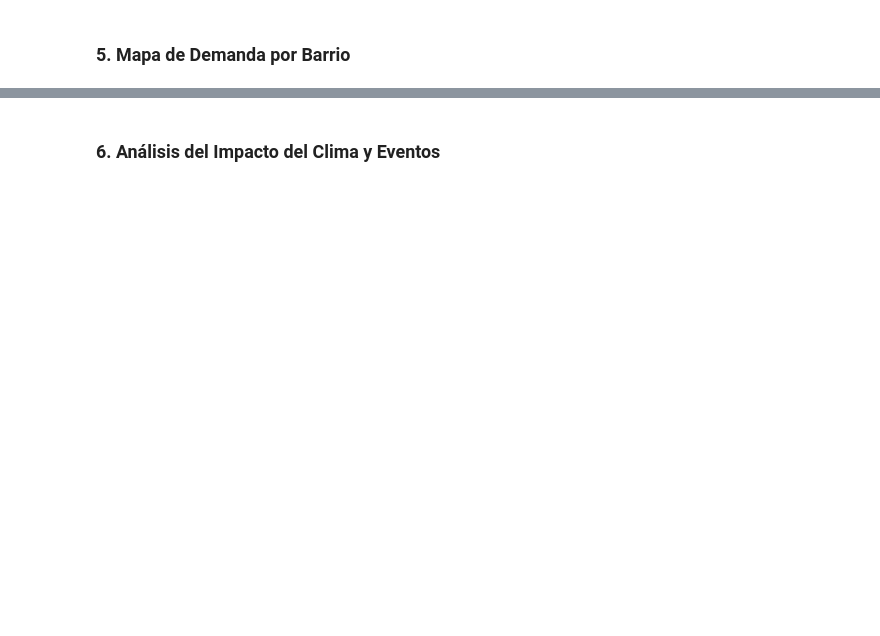
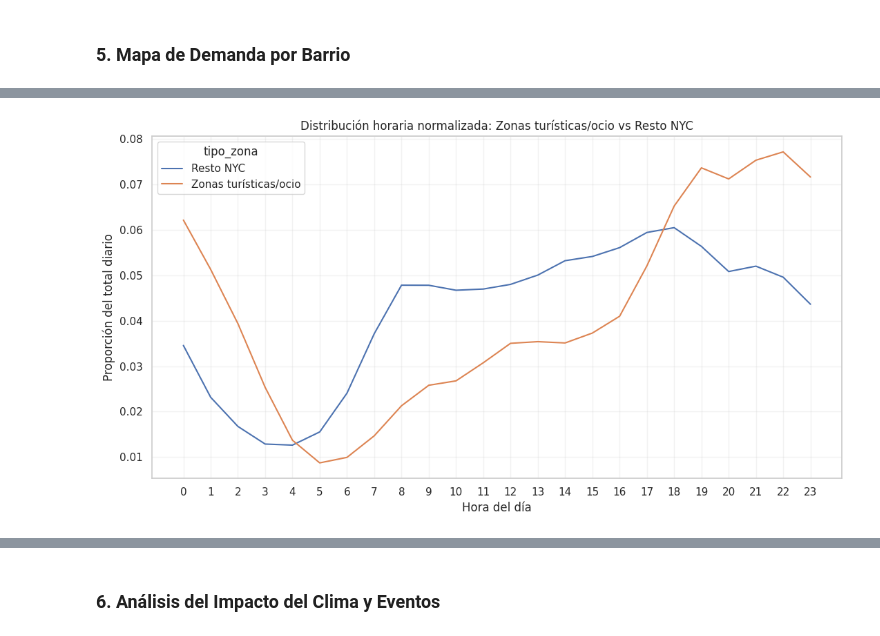
Before and after one commit to carmengranadosv/PD2-conducIA, a Jupyter notebook: src/analysis/1_data_analysis.ipynb, the cells around one changed output, grey strips where cells are left out. Drawn from its saved outputs; the diff is of its cells as text; code cells hidden in the pictures; blank space fills up the shorter version.

```diff
--- a/src/analysis/1_data_analysis.ipynb
+++ b/src/analysis/1_data_analysis.ipynb
@@ -775,0 +952,62 @@ plt.show()
+# %%
+# --- DISTRIBUCIÓN HORARIA (NORMALIZADA) EN ZONAS TURÍSTICAS/OCIO vs RESTO NYC ---
+
+df_ = df.copy()
+
+ZONAS_TURISTICAS = [
+    "Times Square/Theatre District",
+    "East Village",
+    "Union Square"
+]
+
+def es_zona_turistica(z):
+    if pd.isna(z):
+        return False
+    z = str(z).lower()
+    return any(k.lower() in z for k in ZONAS_TURISTICAS)
+
+# Marcamos si el viaje toca (origen o destino) una zona turística
+df_["es_turistica"] = (
+    df_["origen_zona"].apply(es_zona_turistica) |
+    df_["destino_zona"].apply(es_zona_turistica)
+)
+
+df_["tipo_zona"] = np.where(df_["es_turistica"], "Zonas turísticas/ocio", "Resto NYC")
+
+# Aseguramos datetime
+df_["fecha_inicio"] = pd.to_datetime(df_["fecha_inicio"], errors="coerce")
+df_ = df_.dropna(subset=["fecha_inicio"])
+df_["hora"] = df_["fecha_inicio"].dt.hour
+
+# Conteo por hora y tipo de zona
+hour_counts = (
+    df_.groupby(["tipo_zona", "hora"])
+       .size()
+       .reset_index(name="num_viajes")
+)
+
+# Normalización por grupo (proporción dentro de cada tipo_zona)
+hour_counts["proporcion"] = (
+    hour_counts["num_viajes"] /
+    hour_counts.groupby("tipo_zona")["num_viajes"].transform("sum")
+)
+
+plt.figure(figsize=(11, 6))
+sns.lineplot(
+    data=hour_counts,
+    x="hora",
+    y="proporcion",
+    hue="tipo_zona",
+    markers=True,
+    dashes=False
+)
+
+plt.title("Distribución horaria normalizada: Zonas turísticas/ocio vs Resto NYC")
+plt.xlabel("Hora del día")
+plt.ylabel("Proporción del total diario")
+plt.xticks(range(0, 24))
+plt.grid(True, alpha=0.25)
+plt.tight_layout()
+plt.show()
+# %% [output]
+[figure, added]
```
Also changed, not shown: parts of 34 cells of this notebook.
